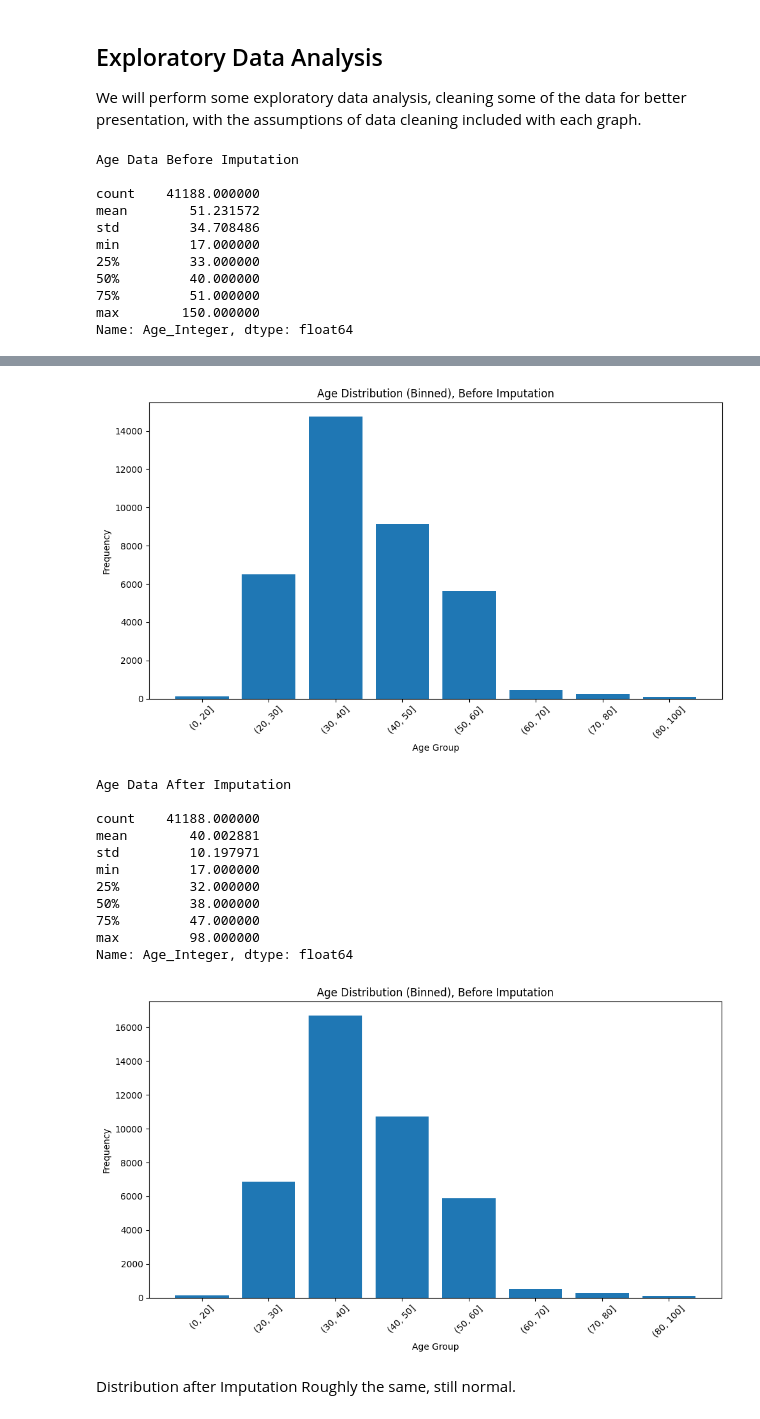
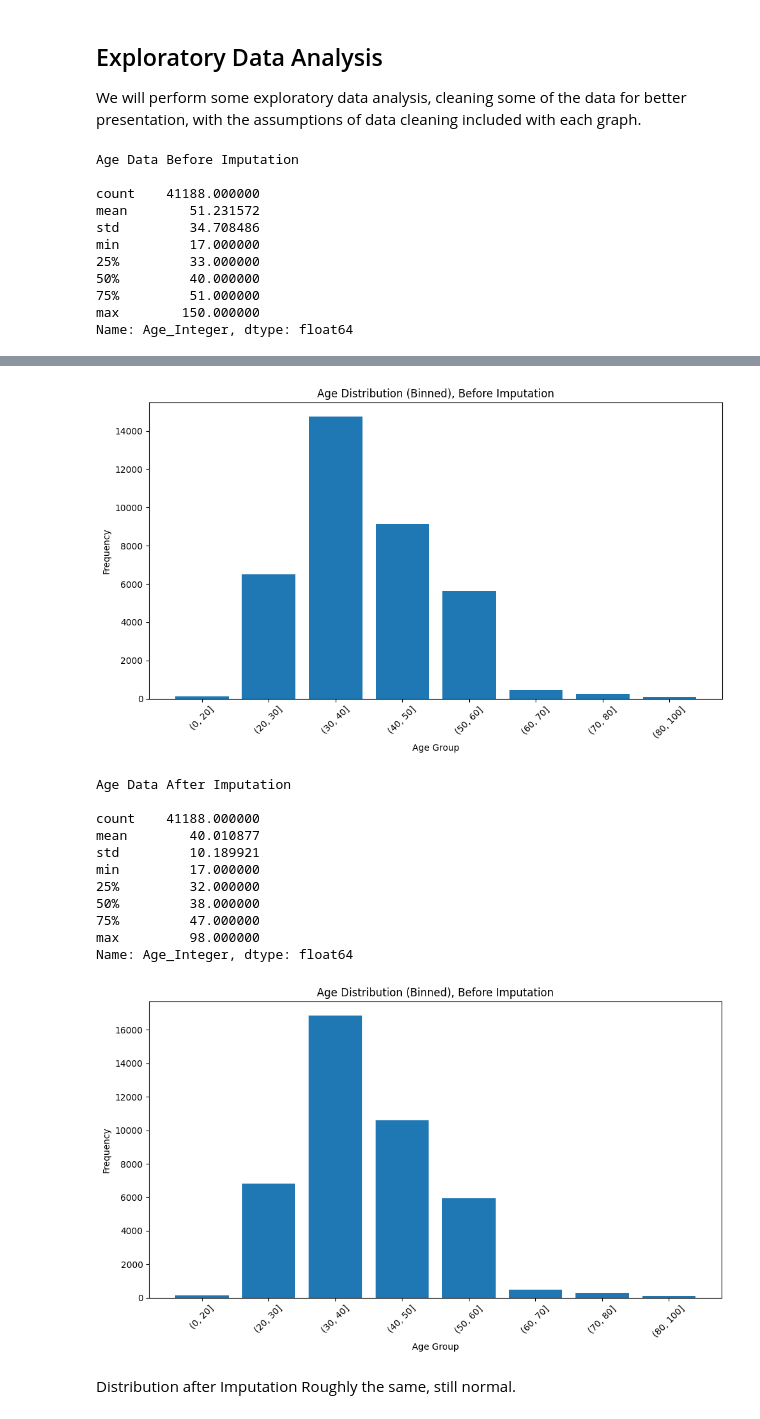
Before and after one commit to AlaTan93/aiap20-tan-song-xin-alastair-872I, a Jupyter notebook: eda.ipynb, the cells around one changed output, grey strips where cells are left out. Saved outputs shown, nothing was run; the diff lists cells and outputs as text; code cells hidden in the pictures.

```diff
--- a/eda.ipynb
+++ b/eda.ipynb
@@ -201,8 +201,8 @@ bank_df_age_2.drop('Age Bin', axis=1, inplace=True)
 bank_df_age_2.drop('Client ID', axis=1, inplace=True)
 
 # Other fields are also cleaned up first, no imputation done
-bank_df_age_2.loc[bank_df_age_2["Housing Loan"] == None, "Housing Loan"] = 'unknown'
-bank_df_age_2.loc[bank_df_age_2["Personal Loan"] == None, "Personal Loan"] = 'unknown'
+bank_df_age_2.loc[bank_df_age_2["Housing Loan"].isna(), "Housing Loan"] = 'unknown'
+bank_df_age_2.loc[bank_df_age_2["Personal Loan"].isna(), "Personal Loan"] = 'unknown'
 bank_df_age_2.loc[bank_df_age_2["Contact Method"] == 'Cell', "Contact Method"] = 'cellular'
 bank_df_age_2.loc[bank_df_age_2["Contact Method"] == 'Telephone', "Contact Method"] = 'telephone'
 bank_df_age_2["Campaign Calls"] = bank_df_age_2["Campaign Calls"].abs()
@@ -210,7 +210,7 @@ bank_df_age_2["Campaign Calls"] = bank_df_age_2["Campaign Calls"].abs()
 bank_df_age_2.drop("Subscription Status", axis=1, inplace=True)
 
 # One hot encoding is done
-bank_df_age_2 = pd.get_dummies(bank_df_age_2, columns=["Occupation", "Marital Status", "Education Level", "Credit Default", "Housing Loan", "Personal Loan", "Contact Method"], prefix="oh")
+bank_df_age_2 = pd.get_dummies(bank_df_age_2, columns=["Occupation", "Marital Status", "Education Level", "Credit Default", "Housing Loan", "Personal Loan", "Contact Method"])
 
 imputer = KNNImputer(n_neighbors=3)
 imputed_array = imputer.fit_transform(bank_df_age_2)
@@ -226,36 +226,36 @@ plt.figure(figsize=(10, 6))
 plt.bar(age_bin_counts.index.astype(str), age_bin_counts.values)
 plt.xlabel('Age Group')
 plt.ylabel('Frequency')
 plt.title('Age Distribution (Binned), Before Imputation')
 plt.xticks(rotation=45)
 plt.tight_layout()
 plt.show()
 # %% [output]
 Age Data Before Imputation
 
 count    41188.000000
 mean        51.231572
 std         34.708486
 min         17.000000
 25%         33.000000
 50%         40.000000
 75%         51.000000
 max        150.000000
 Name: Age_Integer, dtype: float64
 [figure]
 [figure]
 Age Data After Imputation
 
 count    41188.000000
-mean        40.002881
-std         10.197971
+mean        40.010877
+std         10.189921
 min         17.000000
 25%         32.000000
 50%         38.000000
 75%         47.000000
 max         98.000000
 Name: Age_Integer, dtype: float64
-[figure, old version]
+[figure, new version]
 # %% [markdown]
 Distribution after Imputation Roughly the same, still normal.
 # %% [markdown]
```
Also changed, not shown: parts of 15 cells of this notebook, 13 other files.
